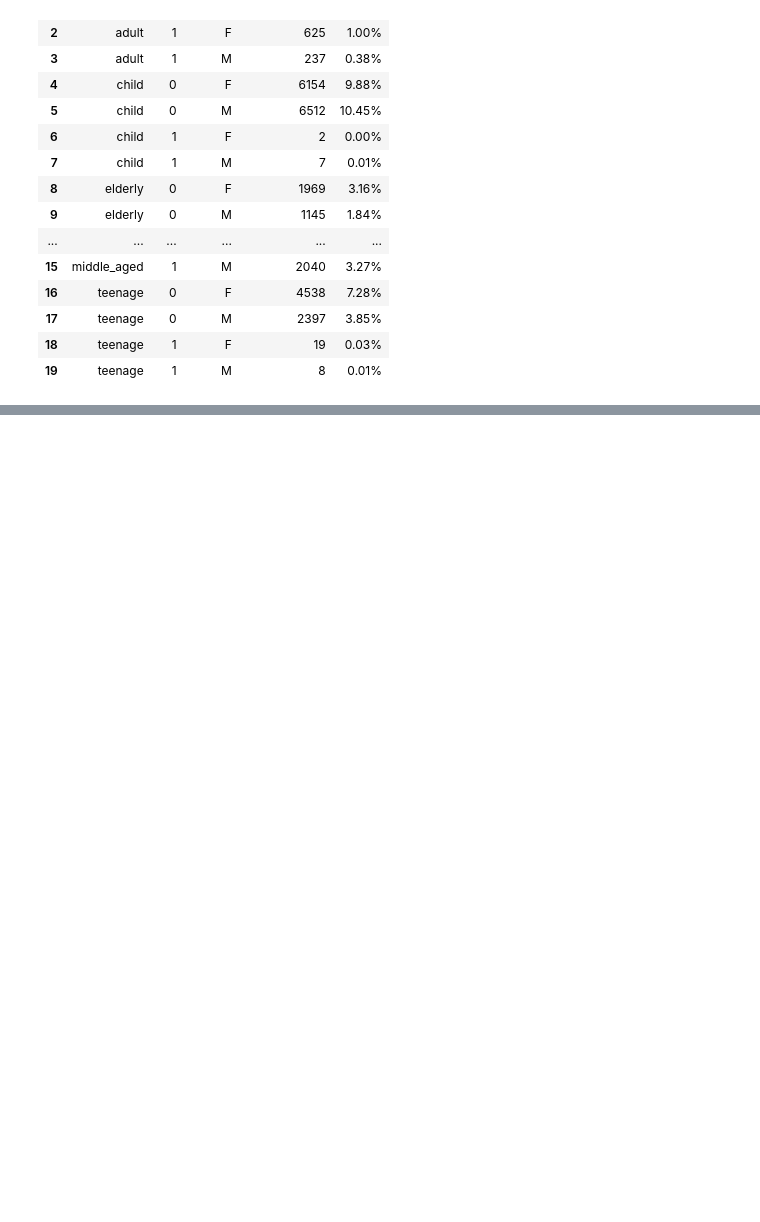
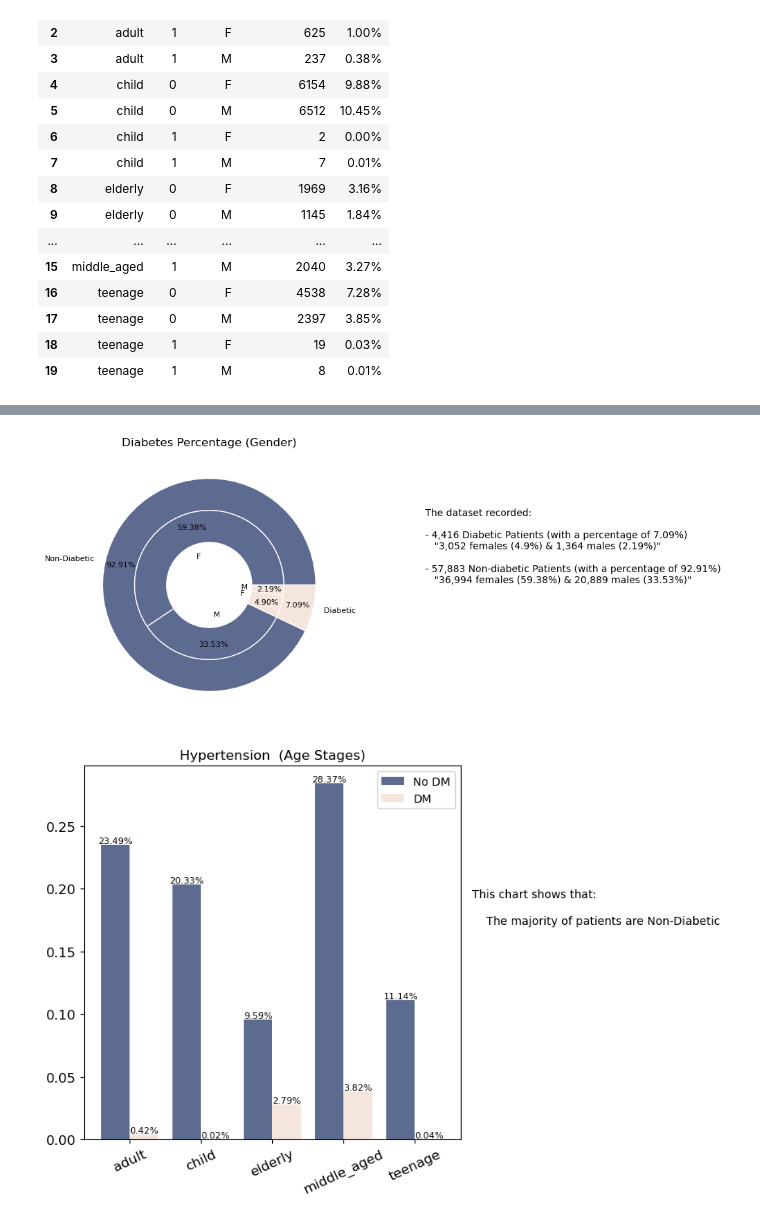
Before and after one commit to hend-a-ghafour/No-Show-Appointments, a Jupyter notebook: no_show_appointments.ipynb, the cells around one changed output, grey strips where cells are left out. Drawn from its saved outputs; the diff is of its cells as text; code cells hidden in the pictures; blank space fills up the shorter version.

```diff
--- a/no_show_appointments.ipynb
+++ b/no_show_appointments.ipynb
@@ -704,0 +768,48 @@ htn_count.style.format({'pct':'{:,.2%}'})
+# %%
+# Visualizing Diabetes "dm" Column:
+# By Gender:
+dm_count_g=df.groupby(['dm','gender']).patient_id.nunique()
+size = 0.3
+label_s = 'Non-Diabetic','Diabetic '
+label_g = 'F',' M',' F',' M'
+text = ''' The dataset recorded:\n\n - 4,416 Diabetic Patients (with a percentage of 7.09%)
+    "3,052 females (4.9%) & 1,364 males (2.19%)"\n
+ - 57,883 Non-diabetic Patients (with a percentage of 92.91%)
+    "36,994 females (59.38%) & 20,889 males (33.53%)" '''
+plt.subplots(figsize = (5,5))
+plt.pie(dm_count_g.groupby('dm').sum(), radius=1, colors= ['#5e6b91','#f4e5dd'],labels = label_s,autopct='%1.2f%%',
+        pctdistance=.85,textprops={'fontsize': 8}, wedgeprops=dict(width=size, edgecolor='w'))
+
+plt.pie(dm_count_g, radius=1-size, colors= ['#5e6b91','#5e6b91','#f4e5dd','#f4e5dd'],labels=label_g,autopct='%1.2f%%',pctdistance=.8,
+        labeldistance=.4,textprops={'fontsize': 8},wedgeprops=dict(width=size, edgecolor='w'))
+plt.title('Diabetes Percentage (Gender)')
+plt.text(2,0,text,ha='left',va='bottom',fontsize = 10, weight = 'normal');
+
+# By Age Stages:
+dm_count_a=df.groupby(['age_stages','dm']).patient_id.nunique().reset_index().rename(columns={'patient_id':"patient_count"})
+dm_count_a['pct']=dm_count_a['patient_count']/dm_count_a['patient_count'].sum()
+stages=dm_count_a.age_stages.unique().tolist()
+dm_values = dm_count_a.dm.tolist()
+dm_0=dm_count_a.query('dm==0').pct.tolist()
+dm_1=dm_count_a.query('dm==1').pct.tolist()
+width=.4
+x=np.arange(len(dm_0))
+locations= x+width/2
+note = '''This chart shows that:\n
+    The majority of patients are Non-Diabetic'''
+plt.subplots(figsize = (6,6))
+plt.bar(x,dm_0,width,color='#5e6b91', alpha= 1, label= 'No DM')
+plt.bar(x + width,dm_1,width,color='#f4e5dd', alpha= 1, label = 'DM')
+for i, v in enumerate(dm_0):
+  plt.text(i,v, f"{v:.2%}", ha='center', va='bottom',fontsize=8)
+for i, v in enumerate(dm_1):
+  plt.text(i+width,v, f"{v:.2%}", ha='center', va='bottom',fontsize=8)
+plt.xticks(locations, stages,fontsize = 12, rotation = 25)
+plt.yticks(fontsize = 12)
+plt.title('Hypertension  (Age Stages)', fontsize =12)
+plt.legend(fontsize = 10)
+plt.text(5,.2,note,ha='left',va='top',fontsize = 10, weight = 'normal')
+plt.show();
+# %% [output]
+[figure, added]
+[figure, added]
```
Also changed, not shown: parts of 6 cells of this notebook.
